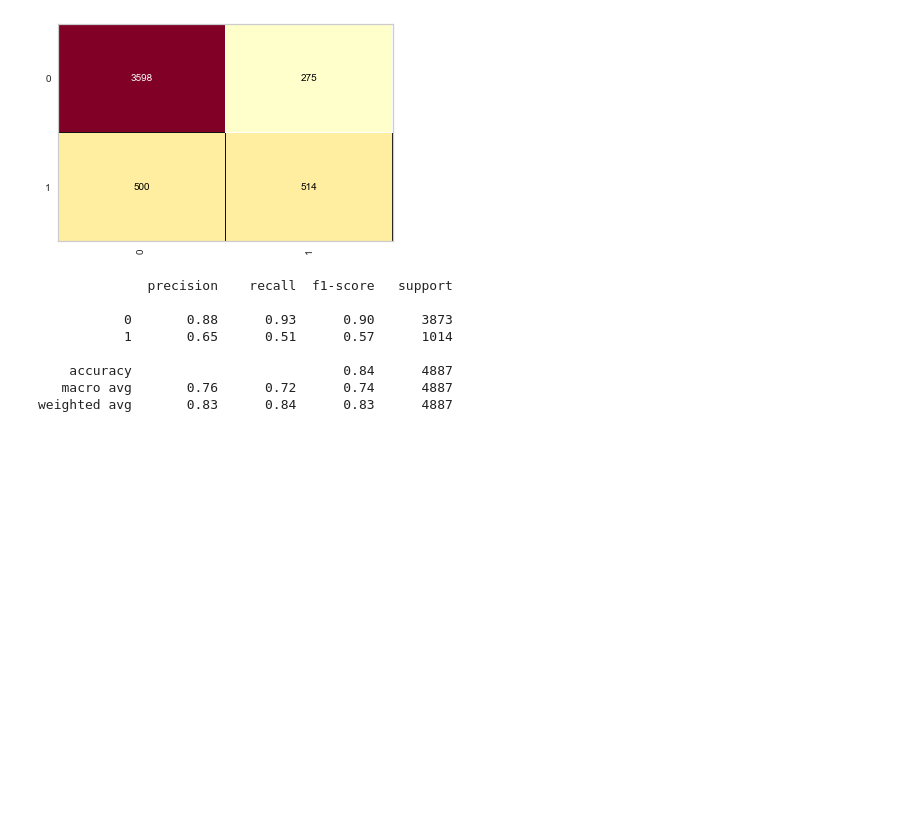
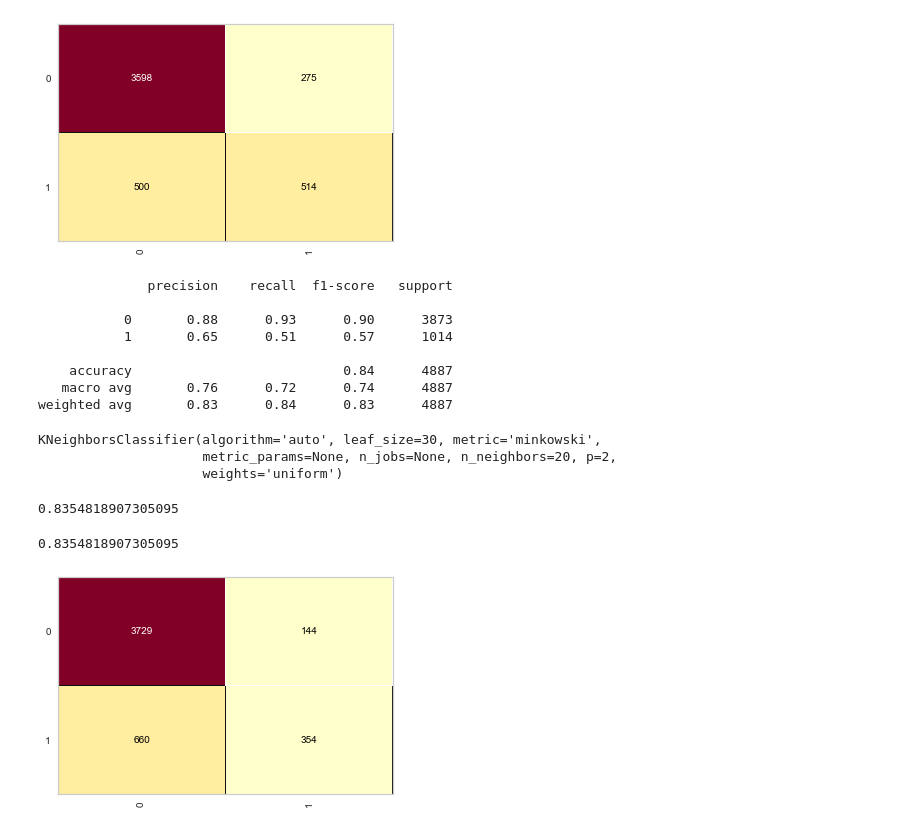
Before and after one commit to ayslanleal/credit-risk-classifier, a Jupyter notebook: training-credit-risk.ipynb, the cells around one changed output. Drawn from its saved outputs; the diff is of its cells as text; code cells hidden in the pictures; blank space fills up the shorter version.

Commit message:
add knn classifier

```diff
--- a/training-credit-risk.ipynb
+++ b/training-credit-risk.ipynb
@@ -117,3 +118,10 @@ print(classification_report(y_credit_teste, previsores_rd))
     accuracy                           0.84      4887
    macro avg       0.76      0.72      0.74      4887
 weighted avg       0.83      0.84      0.83      4887
+# %%
+knn_credit = KNeighborsClassifier(n_neighbors=20, metric = 'minkowski', p = 2)
+knn_credit.fit(x_credit_treino,y_credit_treino)
+# %% [output]
+KNeighborsClassifier(algorithm='auto', leaf_size=30, metric='minkowski',
+                     metric_params=None, n_jobs=None, n_neighbors=20, p=2,
+                     weights='uniform')
@@ -119,0 +130,11 @@ weighted avg       0.83      0.84      0.83      4887
+# %%
+accuracy_score(y_credit_teste, previsor_knn)
+# %% [output]
+0.8354818907305095
+# %%
+cm = ConfusionMatrix(knn_credit)
+cm.fit(x_credit_treino, y_credit_treino)
+cm.score(x_credit_teste, y_credit_teste)
+# %% [output]
+0.8354818907305095
+[figure, added]
```
Also changed, not shown: parts of 3 cells of this notebook.
